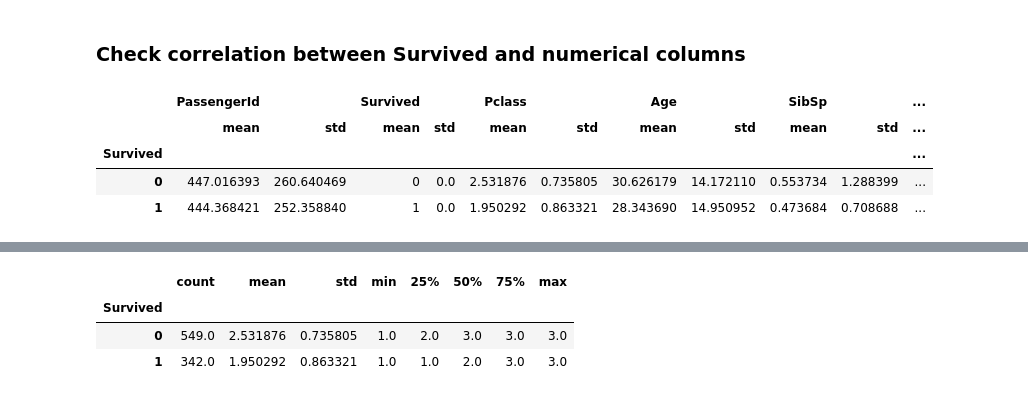
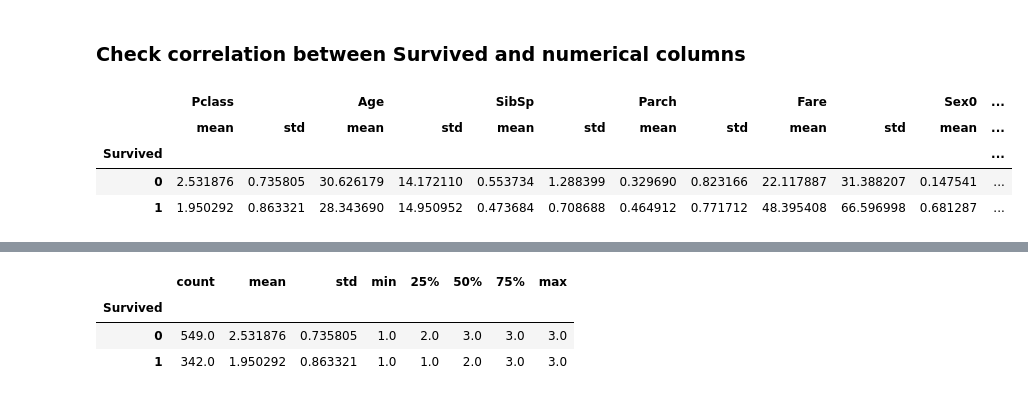
Before and after one commit to SergeyAnokhin/jupyter, a Jupyter notebook: kaggle/titanic/main.ipynb, the cells around one changed output, grey strips where cells are left out. Cells and saved outputs as stored; diff of their text form; code cells hidden in the pictures.

```diff
--- a/kaggle/titanic/main.ipynb
+++ b/kaggle/titanic/main.ipynb
@@ -24,5 +27,6 @@ Populating the interactive namespace from numpy and matplotlib
 # %%
-df = pd.read_csv('data/train.csv')
+df = pd.read_csv('data/train.csv', dtype={'Age': np.float16})
+ts = pd.read_csv('data/test.csv', dtype={'Age': np.float16})
 # %% [markdown]
 ### Show data
 # %%
@@ -92,13 +109,13 @@ array([[<matplotlib.axes._subplots.AxesSubplot object at 0x...>,
 # %% [markdown]
 ### Check correlation between Survived and numerical columns
 # %%
-df.groupby(['Survived'])[df.columns].agg([np.mean, np.std])
+df.groupby(['Survived'])[df.columns[2:]].agg([np.mean, np.std])
 # %% [output]
-|  | PassengerId |  | Survived |  | Pclass |  | Age |  | SibSp |  | ... |
-|  | mean | std | mean | std | mean | std | mean | std | mean | std | ... |
-| Survived |  |  |  |  |  |  |  |  |  |  | ... |
-| 0 | 447.016393 | 260.640469 | 0 | 0.0 | 2.531876 | 0.735805 | 30.626179 | 14.172110 | 0.553734 | 1.288399 | ... |
-| 1 | 444.368421 | 252.358840 | 1 | 0.0 | 1.950292 | 0.863321 | 28.343690 | 14.950952 | 0.473684 | 0.708688 | ... |
+|  | Pclass |  | Age |  | SibSp |  | Parch |  | Fare |  | Sex0 | ... |
+|  | mean | std | mean | std | mean | std | mean | std | mean | std | mean | ... |
+| Survived |  |  |  |  |  |  |  |  |  |  |  | ... |
+| 0 | 2.531876 | 0.735805 | 30.626179 | 14.172110 | 0.553734 | 1.288399 | 0.329690 | 0.823166 | 22.117887 | 31.388207 | 0.147541 | ... |
+| 1 | 1.950292 | 0.863321 | 28.343690 | 14.950952 | 0.473684 | 0.708688 | 0.464912 | 0.771712 | 48.395408 | 66.596998 | 0.681287 | ... |
 # %%
 #cols = ['Survived', 'Pclass', 'Sex0', 'Fare'] # , 'Age', 'SibSp', 'Parch'
 #sns_plot = sns.pairplot(df[cols])
```
Also changed, not shown: parts of 21 cells of this notebook, 1 other file.
